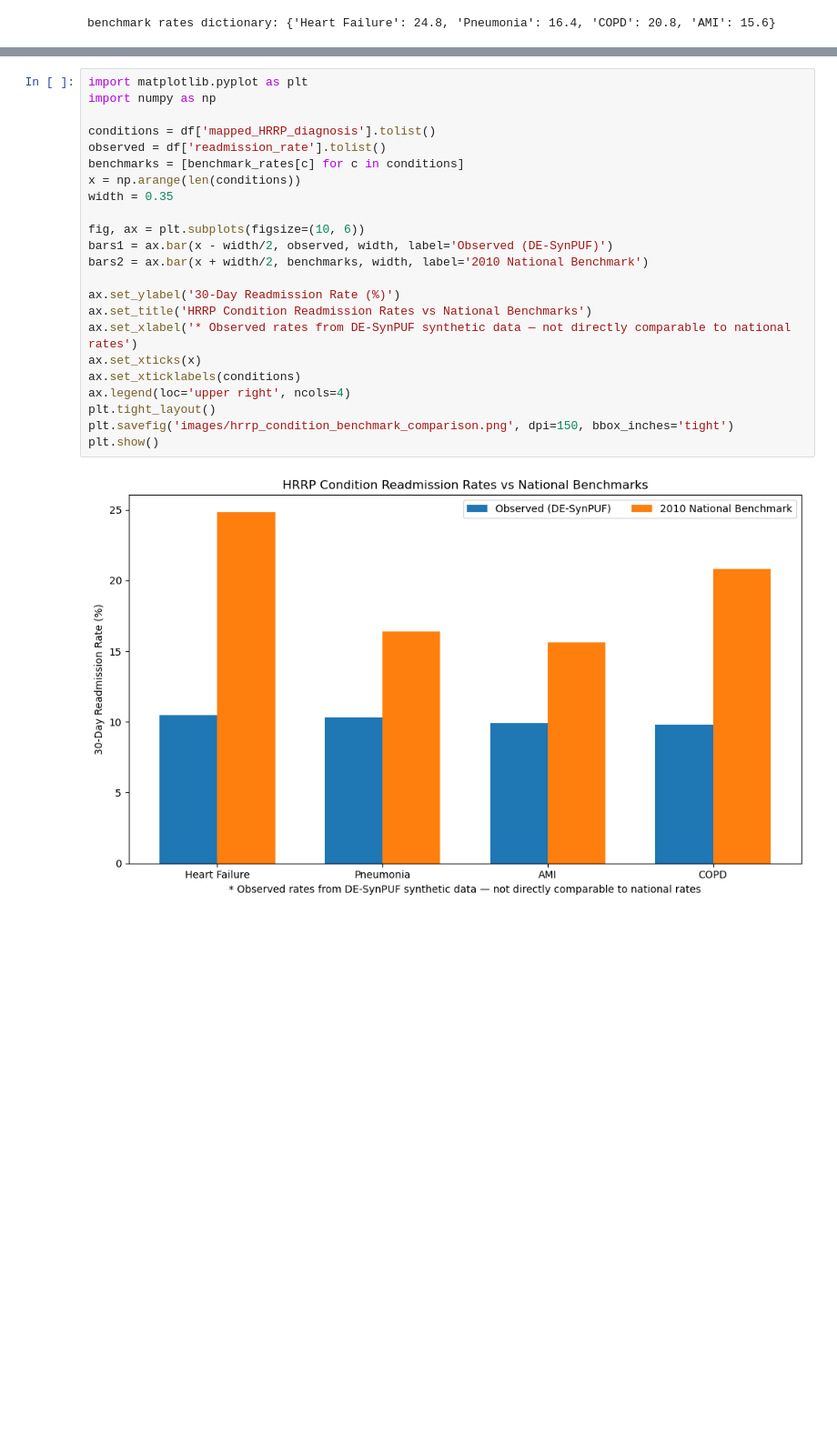
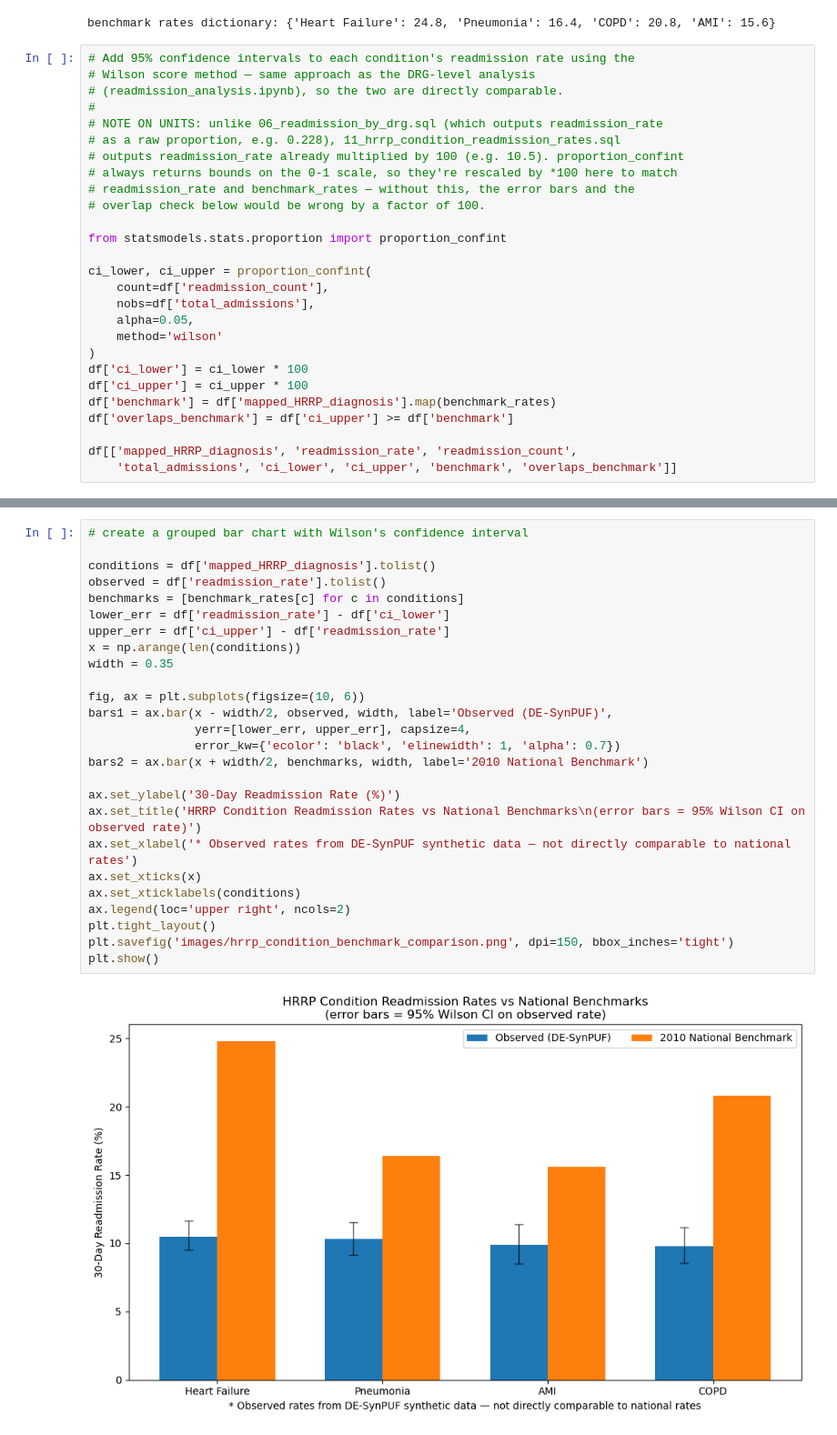
Before and after one commit to Djaser23/claims_readmission_analysis, a Jupyter notebook: notebooks/hrrp_condition_readmission_analysis.ipynb, the cells around one changed output, grey strips where cells are left out. Shown at 91% size. Drawn from its saved outputs; the diff is of its cells as text; blank space fills up the shorter version.

Commit message:
Add Wilson 95% CIs to HRRP condition readmission analysis
- CI table, overlap check, and grouped bar chart with error bars
- Split out statistical significance caveat as its own cell

```diff
--- a/notebooks/hrrp_condition_readmission_analysis.ipynb
+++ b/notebooks/hrrp_condition_readmission_analysis.ipynb
@@ -65,3 +66,30 @@ benchmark_rates = {'Heart Failure':24.8,'Pneumonia': 16.4, 'COPD':20.8,'AMI':15.
 print(f'benchmark rates dictionary: {benchmark_rates}')
 # %% [output]
 benchmark rates dictionary: {'Heart Failure': 24.8, 'Pneumonia': 16.4, 'COPD': 20.8, 'AMI': 15.6}
+# %%
+# Add 95% confidence intervals to each condition's readmission rate using the
+# Wilson score method — same approach as the DRG-level analysis
+# (readmission_analysis.ipynb), so the two are directly comparable.
+#
+# NOTE ON UNITS: unlike 06_readmission_by_drg.sql (which outputs readmission_rate
+# as a raw proportion, e.g. 0.228), 11_hrrp_condition_readmission_rates.sql
+# outputs readmission_rate already multiplied by 100 (e.g. 10.5). proportion_confint
+# always returns bounds on the 0-1 scale, so they're rescaled by *100 here to match
+# readmission_rate and benchmark_rates — without this, the error bars and the
+# overlap check below would be wrong by a factor of 100.
+
+from statsmodels.stats.proportion import proportion_confint
+
+ci_lower, ci_upper = proportion_confint(
+    count=df['readmission_count'],
+    nobs=df['total_admissions'],
+    alpha=0.05,
+    method='wilson'
+)
+df['ci_lower'] = ci_lower * 100
+df['ci_upper'] = ci_upper * 100
+df['benchmark'] = df['mapped_HRRP_diagnosis'].map(benchmark_rates)
+df['overlaps_benchmark'] = df['ci_upper'] >= df['benchmark']
+
+df[['mapped_HRRP_diagnosis', 'readmission_rate', 'readmission_count',
+    'total_admissions', 'ci_lower', 'ci_upper', 'benchmark', 'overlaps_benchmark']]
@@ -68,25 +132,28 @@ benchmark rates dictionary: {'Heart Failure': 24.8, 'Pneumonia': 16.4, 'COPD': 2
 # %%
-import matplotlib.pyplot as plt
-import numpy as np
+# create a grouped bar chart with Wilson's confidence interval
 
 conditions = df['mapped_HRRP_diagnosis'].tolist()
 observed = df['readmission_rate'].tolist()
 benchmarks = [benchmark_rates[c] for c in conditions]
+lower_err = df['readmission_rate'] - df['ci_lower']
+upper_err = df['ci_upper'] - df['readmission_rate']
 x = np.arange(len(conditions))
 width = 0.35
 
 fig, ax = plt.subplots(figsize=(10, 6))
-bars1 = ax.bar(x - width/2, observed, width, label='Observed (DE-SynPUF)')
+bars1 = ax.bar(x - width/2, observed, width, label='Observed (DE-SynPUF)',
+               yerr=[lower_err, upper_err], capsize=4,
+               error_kw={'ecolor': 'black', 'elinewidth': 1, 'alpha': 0.7})
 bars2 = ax.bar(x + width/2, benchmarks, width, label='2010 National Benchmark')
 
 ax.set_ylabel('30-Day Readmission Rate (%)')
-ax.set_title('HRRP Condition Readmission Rates vs National Benchmarks')
+ax.set_title('HRRP Condition Readmission Rates vs National Benchmarks\n(error bars = 95% Wilson CI on observed rate)')
 ax.set_xlabel('* Observed rates from DE-SynPUF synthetic data — not directly comparable to national rates')
 ax.set_xticks(x)
 ax.set_xticklabels(conditions)
-ax.legend(loc='upper right', ncols=4)
+ax.legend(loc='upper right', ncols=2)
 plt.tight_layout()
 plt.savefig('images/hrrp_condition_benchmark_comparison.png', dpi=150, bbox_inches='tight')
 plt.show()
 # %% [output]
-[figure, old version]
+[figure, new version]
```
Also changed, not shown: parts of 5 cells of this notebook, 1 other file.
